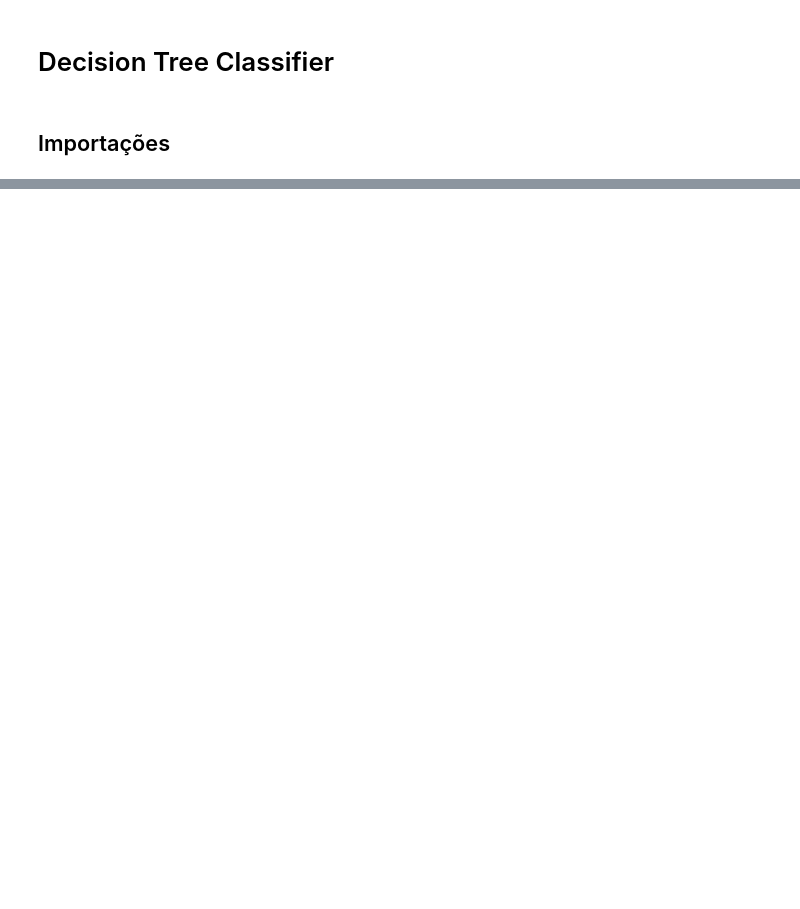
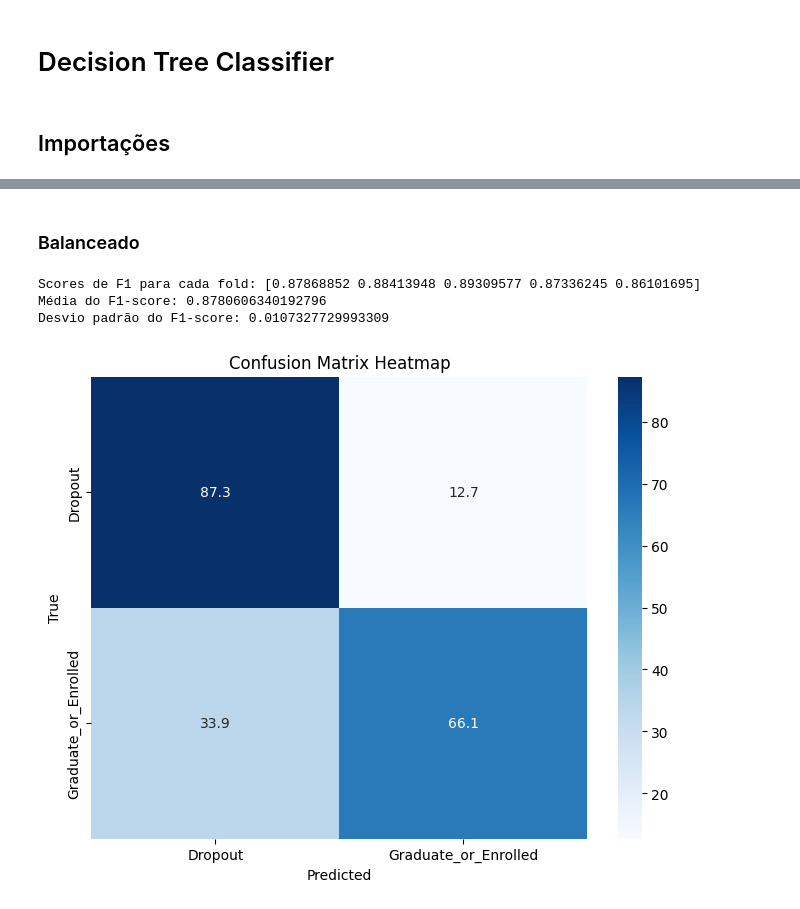
Before and after one commit to felmateos/student-dropout-prediction, a Jupyter notebook: modeling/standard-models/DTree_FC.ipynb, the cells around one changed output, grey strips where cells are left out. Saved outputs shown, nothing was run; the diff lists cells and outputs as text; code cells hidden in the pictures; blank space fills up the shorter version.

```diff
--- a/modeling/standard-models/DTree_FC.ipynb
+++ b/modeling/standard-models/DTree_FC.ipynb
@@ -24,10 +19,0 @@ np.random.seed(777)
-# %%
-df_train = pd.read_csv('../../data/preprocessed/train-validation/drp_XOHE_scld.csv')
-X = df_train.loc[:, df_train.columns != 'Target']
-y = df_train['Target']
-
-X_train, X_val, y_train, y_val = train_test_split(X, y, test_size=0.2, random_state=777)
-
-selector = SelectKBest(score_func=f_classif, k='all')
-X_train = selector.fit_transform(X_train, y_train)
-X_val = selector.transform(X_val)
@@ -71,6 +19,0 @@ Desvio padrão do F1-score: 0.04305434367775862
-# %%
-df_test = pd.read_csv('../../data/preprocessed/test/drp_XOHE_scld.csv')
-X_test = df_test.loc[:, df_train.columns != 'Target']
-y_test = df_test['Target']
-# %%
-best_clf.fit(X, y)
@@ -164,0 +79,3 @@ plt.show()
+# %%
+train_path = '../../data/preprocessed/train-validation/'
+test_path = '../../data/preprocessed/test/'
@@ -164,0 +109,23 @@ plt.show()
+# %% [markdown]
+### Balanceado
+# %%
+data_config = 'drp_XOHE_scld.csv'
+
+X_train, y_train = prepare_train(train_path+'balanced/'+data_config, selector)
+
+param_grid = {
+    'max_depth': [3, 5, 7, 10],
+    'min_samples_split': [2, 5, 10],
+    'min_samples_leaf': [1, 2, 4]
+}
+
+best_clf = get_best_clf(param_grid, X_train, y_train)
+
+X_test, y_test = prepare_test(test_path+data_config, selector)
+
+print_clf_score(best_clf, X_test, y_test)
+# %% [output]
+Scores de F1 para cada fold: [0.87868852 0.88413948 0.89309577 0.87336245 0.86101695]
+Média do F1-score: 0.8780606340192796
+Desvio padrão do F1-score: 0.0107327729993309
+[figure, added]
```
Also changed, not shown: parts of 20 cells of this notebook, 2 other files.
